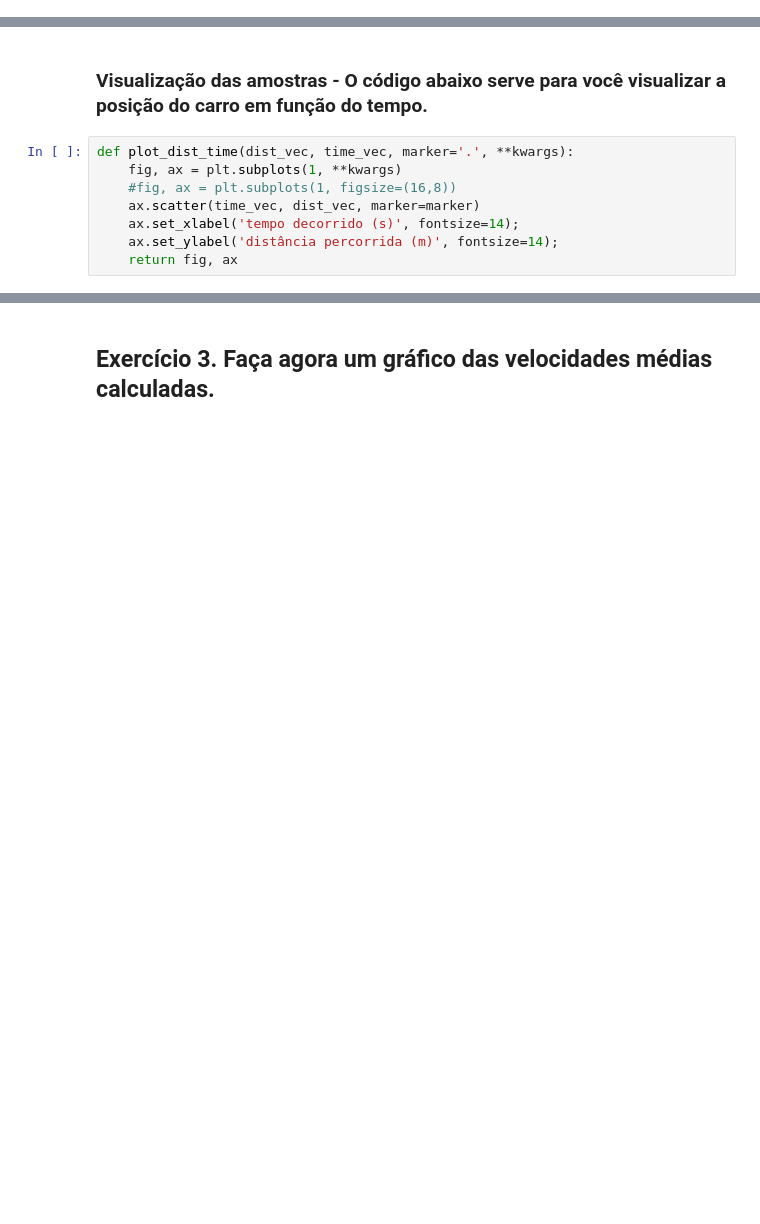
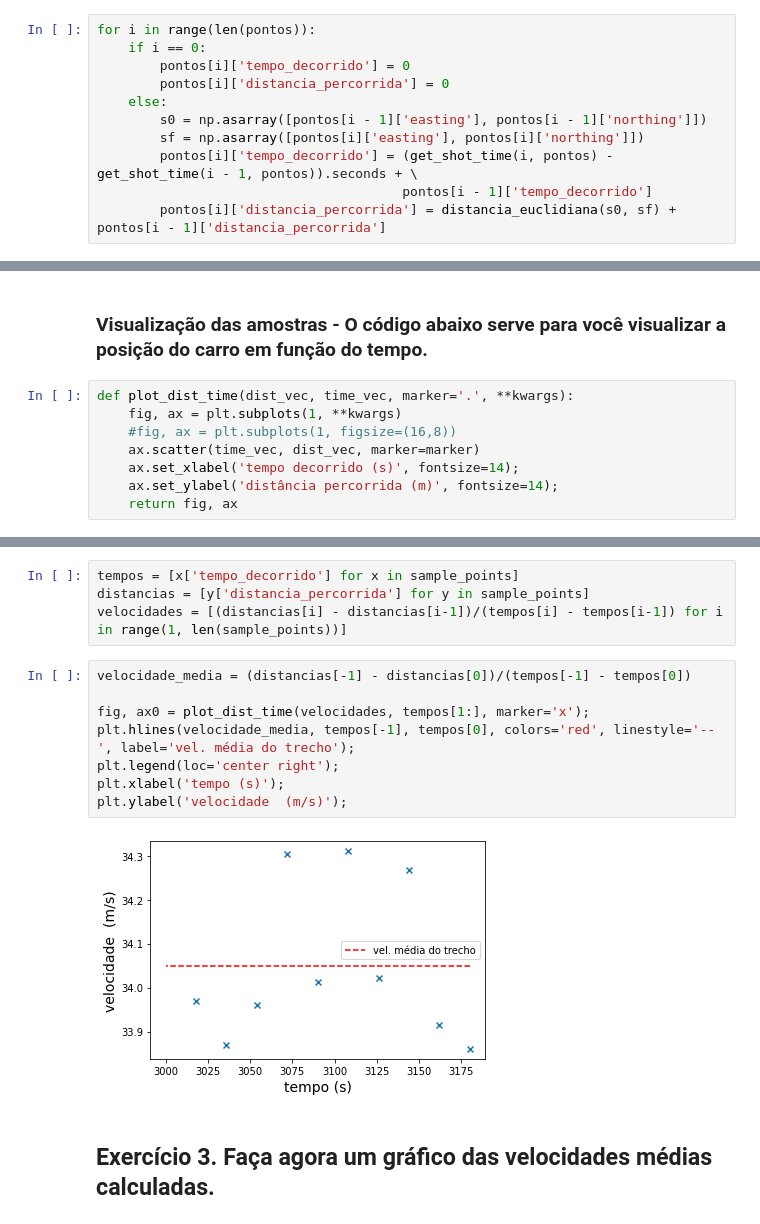
Before and after one commit to Cilinaldo/MAC0209, a Jupyter notebook: atividade_3/MAC0209-Ex3.ipynb, the cells around one changed output, grey strips where cells are left out. Drawn from its saved outputs; the diff is of its cells as text; blank space fills up the shorter version.

```diff
--- a/atividade_3/MAC0209-Ex3.ipynb
+++ b/atividade_3/MAC0209-Ex3.ipynb
@@ -172,3 +174,14 @@ print(f'Segundos decorridos: {tdelta.seconds}')
 A diferença entre dois objetos 'datetime' gera um objeto 'timedelta': <class 'datetime.timedelta'>
 Exemplo do objeto 'timedelta': 0:00:07
 Segundos decorridos: 7
+# %%
+for i in range(len(pontos)):
+    if i == 0:
+        pontos[i]['tempo_decorrido'] = 0
+        pontos[i]['distancia_percorrida'] = 0
+    else:
+        s0 = np.asarray([pontos[i - 1]['easting'], pontos[i - 1]['northing']])
+        sf = np.asarray([pontos[i]['easting'], pontos[i]['northing']])
+        pontos[i]['tempo_decorrido'] = (get_shot_time(i, pontos) - get_shot_time(i - 1, pontos)).seconds + \
+                                       pontos[i - 1]['tempo_decorrido']
+        pontos[i]['distancia_percorrida'] = distancia_euclidiana(s0, sf) + pontos[i - 1]['distancia_percorrida']
@@ -252,2 +286,16 @@ NameError: name 'distancias' is not defined
+# %%
+tempos = [x['tempo_decorrido'] for x in sample_points]
+distancias = [y['distancia_percorrida'] for y in sample_points]
+velocidades = [(distancias[i] - distancias[i-1])/(tempos[i] - tempos[i-1]) for i in range(1, len(sample_points))]
+# %%
+velocidade_media = (distancias[-1] - distancias[0])/(tempos[-1] - tempos[0])
+
+fig, ax0 = plot_dist_time(velocidades, tempos[1:], marker='x');
+plt.hlines(velocidade_media, tempos[-1], tempos[0], colors='red', linestyle='--', label='vel. média do trecho');
+plt.legend(loc='center right');
+plt.xlabel('tempo (s)');
+plt.ylabel('velocidade  (m/s)');
+# %% [output]
+[figure, added]
 # %% [markdown]
 ## Exercício 3. Faça agora um gráfico das velocidades médias calculadas.
```
Also changed, not shown: parts of 22 cells of this notebook, 3 other files.
